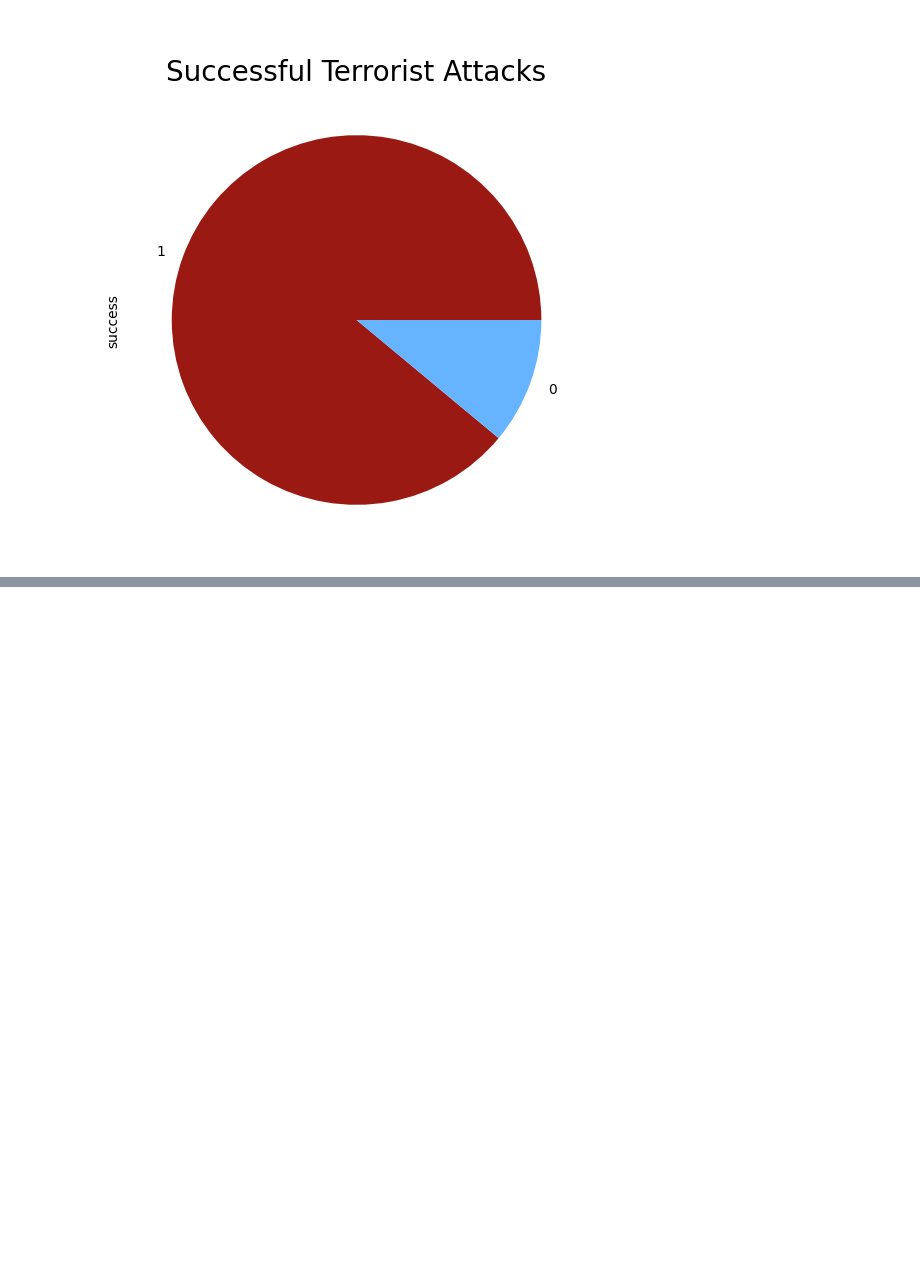
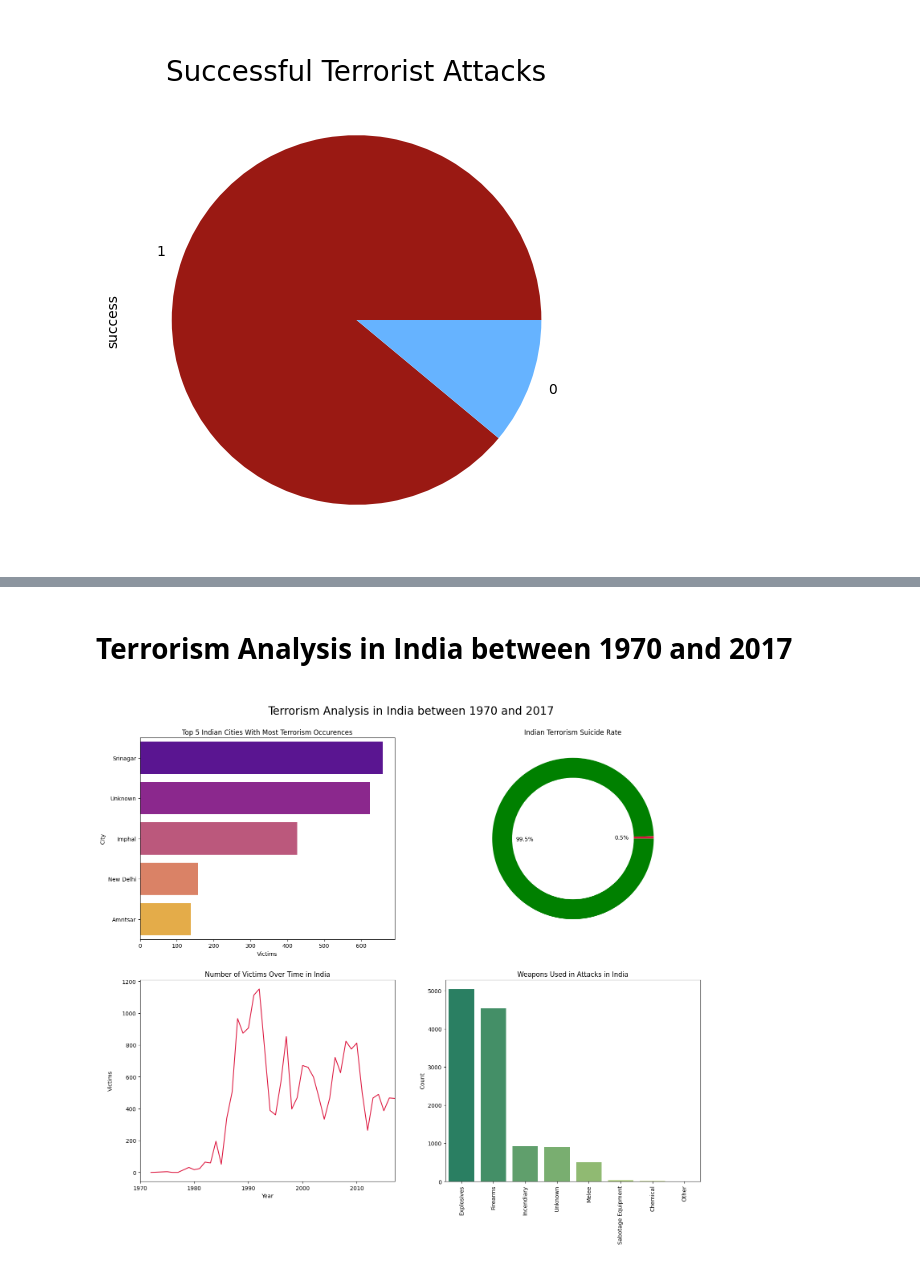
Before and after one commit to vimal-139/Global-Terrerosim---EDA, a Jupyter notebook: Python_Capstone_Project_GTA.ipynb, the cells around one changed output, grey strips where cells are left out. Saved outputs shown, nothing was run; the diff lists cells and outputs as text; code cells hidden in the pictures; blank space fills up the shorter version.

```diff
--- a/Python_Capstone_Project_GTA.ipynb
+++ b/Python_Capstone_Project_GTA.ipynb
@@ -292,0 +379,56 @@ plt.show()
+# %% [markdown]
+# **Terrorism Analysis in India between 1970 and 2017**
+# %%
+# Prepare data for analysis on India in GTD dataset
+India_events = gt_df[gt_df.Country == 'India']
+
+India_top_cities = India_events.groupby(by='City', as_index=False)\
+    .count()\
+    .sort_values(by='eventid', ascending=False)\
+    .iloc[:5, :]
+
+India_suicide_rate = India_events['suicide'].sum() / len(India_events)
+India_suicide_labels = ['Suicide', 'Not Suicide']
+
+India_fatalities_by_year = India_events.groupby(by='Year', as_index=False)\
+    .sum()\
+    .loc[:, ['Year', 'Killed']]
+
+India_weapon_type_counts = India_events.groupby(by='WeaponType', as_index=False)\
+    .count()\
+    .sort_values(by='eventid', ascending=False)\
+    .iloc[:, :2]
+# %%
+fig, axs = plt.subplots(nrows=2, ncols=2, figsize=(18, 14))
+
+# Plot 1 - Top 5 terrorism cities
+sns.barplot(x='eventid', y='City', data=India_top_cities, ci=None, ax=axs[0, 0],palette='plasma')
+axs[0, 0].set_title(f'\n\nTop 5 Indian Cities With Most Terrorism Occurences')
+axs[0, 0].set_ylabel('City')
+axs[0, 0].set_xlabel('Victims')
+
+# Plot 2 - Suicide Rate
+center_circle = plt.Circle((0,0), 0.75, color='white')
+axs[0, 1].pie((India_suicide_rate, 1-India_suicide_rate),colors=['crimson','green'] , autopct='%1.1f%%')
+axs[0, 1].add_artist(center_circle)
+axs[0, 1].set_title('\n\n\nIndian Terrorism Suicide Rate')
+
+
+# Plot 3 - Victims through the years
+sns.lineplot(x='Year', y='Killed', data=India_fatalities_by_year, ax=axs[1, 0],color='crimson')
+axs[1, 0].set_xlim([1970, 2017])
+axs[1, 0].set_title('\n\n\n\n\n\nNumber of Victims Over Time in India')
+axs[1, 0].set_ylabel('Victims\n')
+
+# Plot 4 - Terrorism Weapons
+sns.barplot(x='WeaponType', y='eventid', data=India_weapon_type_counts[0:8], ci=None, ax=axs[1, 1],palette='summer')
+axs[1, 1].set_xticklabels(axs[1, 1].get_xticklabels(), rotation=90)
+axs[1, 1].set_xlabel('')
+axs[1, 1].set_ylabel('Count')
+axs[1, 1].set_title('\nWeapons Used in Attacks in India')
+
+plt.suptitle('\nTerrorism Analysis in India between 1970 and 2017', size=20)
+plt.subplots_adjust(top=0.90)
+plt.show()
+# %% [output]
+[figure, added]
```
Also changed, not shown: parts of 17 cells of this notebook.
